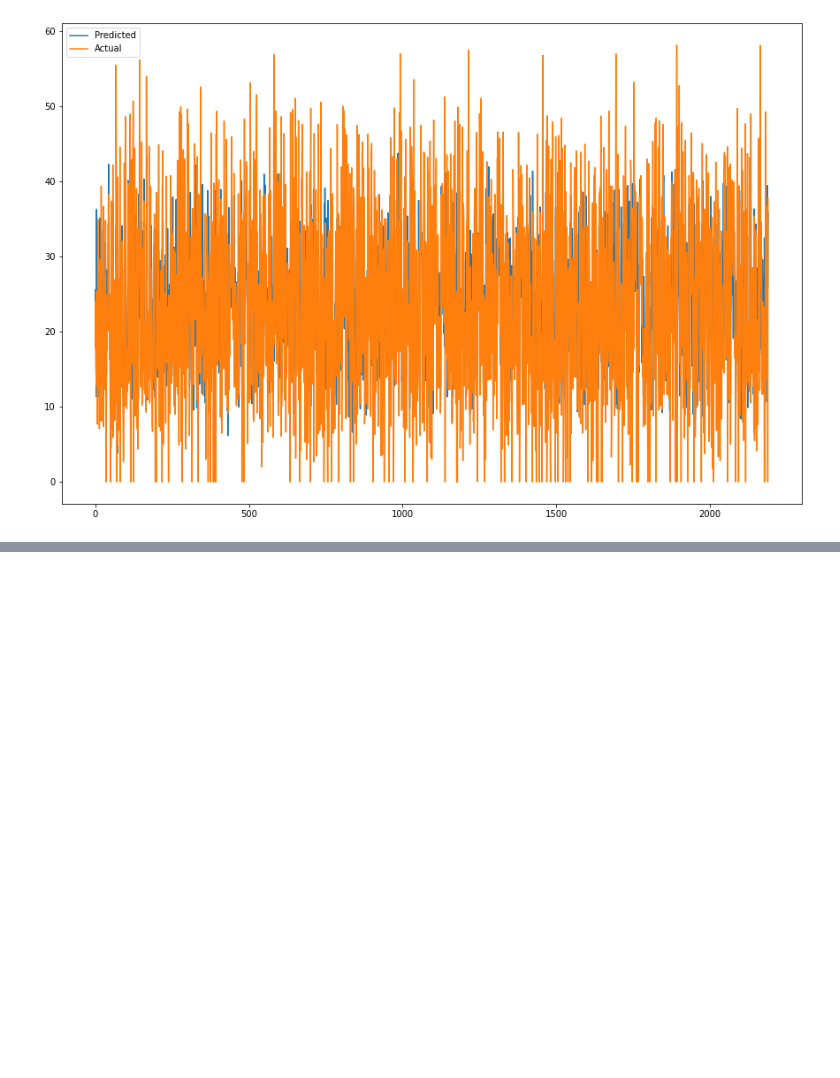
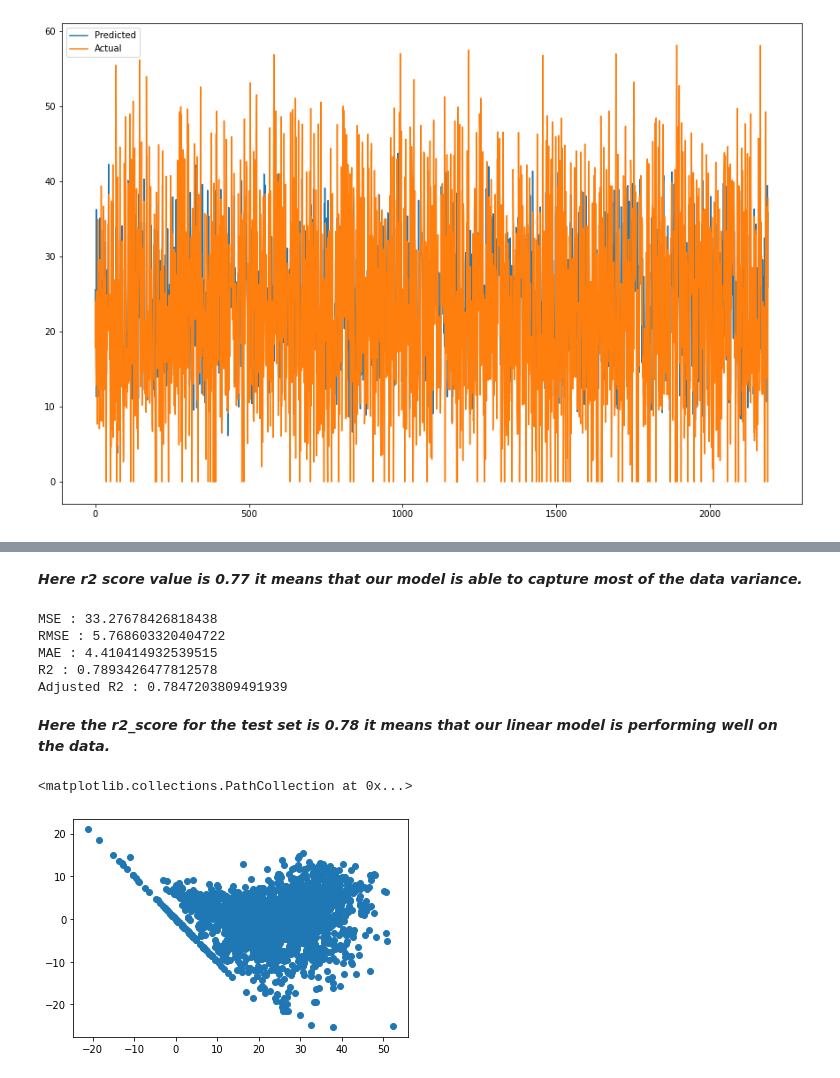
Before and after one commit to roysoni24/Bike-Sharing-Demand-Prediction, a Jupyter notebook: Copy_of_Bike_Sharing_Demand_Prediction_Capstone_Project.ipynb, the cells around one changed output, grey strips where cells are left out. Drawn from its saved outputs; the diff is of its cells as text; code cells hidden in the pictures; blank space fills up the shorter version.

Commit message:
implementing ridge regression

```diff
--- a/Copy_of_Bike_Sharing_Demand_Prediction_Capstone_Project.ipynb
+++ b/Copy_of_Bike_Sharing_Demand_Prediction_Capstone_Project.ipynb
@@ -793,0 +792,6 @@ plt.show()
+# %%
+#importing package
+from sklearn.linear_model import Ridge
+ridge= Ridge(alpha=0.1)
+# %%
+ridge.fit(X_train,y_train)
@@ -793,0 +805,4 @@ plt.show()
+# %%
+#get the X_train and X-test value
+y_pred_train_ridge=ridge.predict(X_train)
+y_pred_test_ridge=ridge.predict(X_test)
@@ -793,0 +839,2 @@ plt.show()
+# %% [markdown]
+***Here r2 score value is 0.77 it means that our model is able to capture most of the data variance.***
@@ -793,0 +850,32 @@ plt.show()
+# %%
+#importing package
+from sklearn.metrics import mean_squared_error
+#calculating MSE
+MSE= mean_squared_error(y_test, y_pred_test_ridge)
+print("MSE :",MSE)
+
+#calculating RMSE
+RMSE=np.sqrt(MSE)
+print("RMSE :",RMSE)
+
+
+#calculating MAE
+MAE= mean_absolute_error(y_test, y_pred_test_ridge)
+print("MAE :",MAE)
+
+
+#importing package
+from sklearn.metrics import r2_score
+#calculating r2 and adjusted r2
+r2= r2_score((y_test), (y_pred_test_ridge))
+print("R2 :",r2)
+Adjusted_R2=(1-(1-r2_score((y_test), (y_pred_test_ridge)))*((X_test.shape[0]-1)/(X_test.shape[0]-X_test.shape[1]-1)))
+print("Adjusted R2 :",1-(1-r2_score((y_test), (y_pred_test_ridge)))*((X_test.shape[0]-1)/(X_test.shape[0]-X_test.shape[1]-1)))
+# %% [output]
+MSE : 33.27678426818438
+RMSE : 5.768603320404722
+MAE : 4.410414932539515
+R2 : 0.7893426477812578
+Adjusted R2 : 0.7847203809491939
+# %% [markdown]
+***Here the r2_score for the test set is 0.78 it means that our linear model is performing well on the data.***
@@ -793,0 +891,6 @@ plt.show()
+# %%
+#Checking Heteroscadacity
+plt.scatter((y_pred_test_ridge),(y_test)-(y_pred_test_ridge))
+# %% [output]
+<matplotlib.collections.PathCollection at 0x...>
+[figure, added]
```
Also changed, not shown: parts of 11 cells of this notebook.
